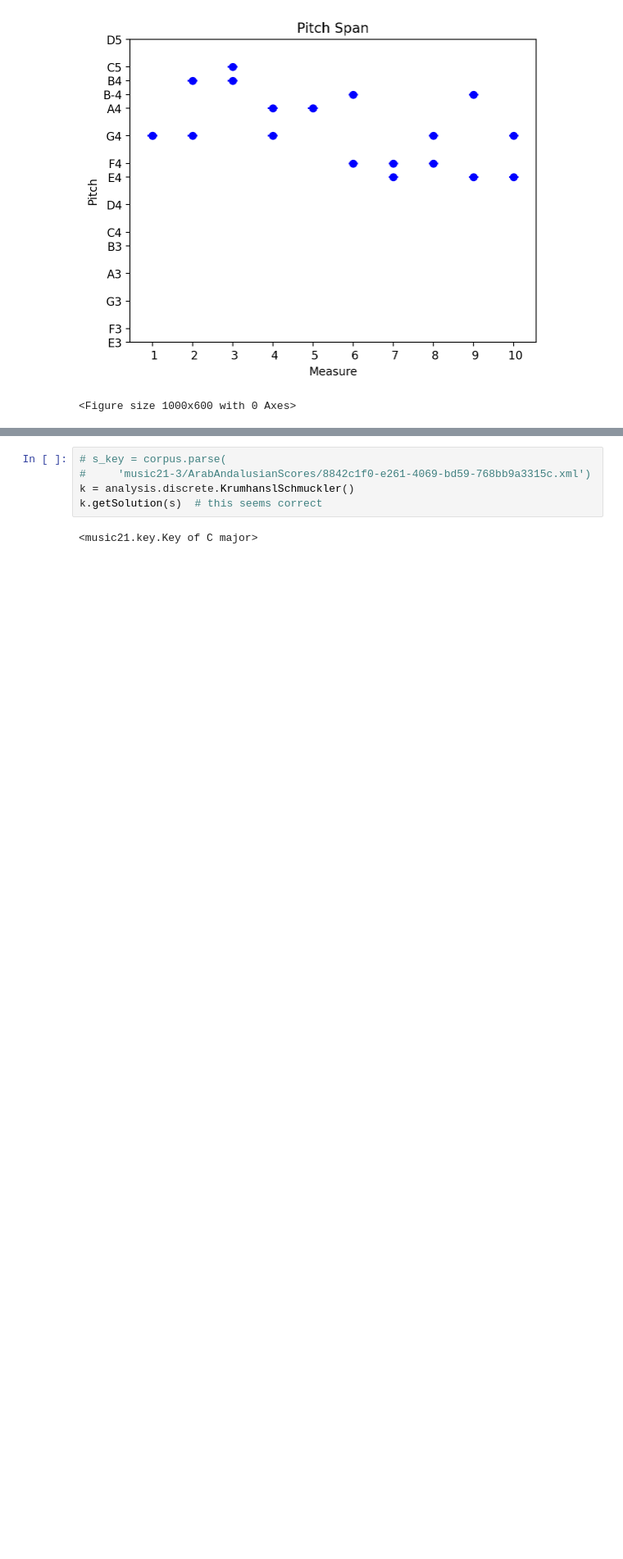
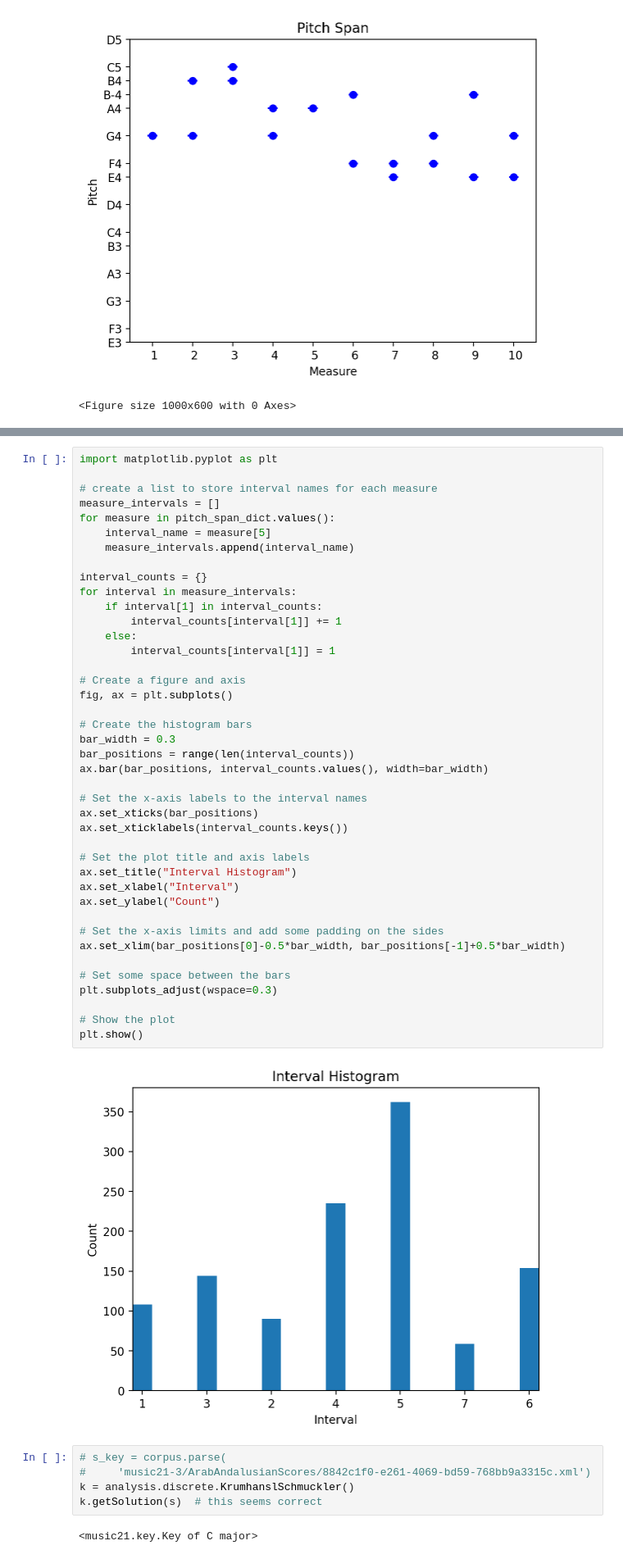
Before and after one commit to abhishekneerr/AMPLab, a Jupyter notebook: ethnonmusicology/Nawab_melodic_similarities.ipynb, the cells around one changed output, grey strips where cells are left out. Shown at 82% size. Saved outputs shown, nothing was run; the diff lists cells and outputs as text; blank space fills up the shorter version.

```diff
--- a/ethnonmusicology/Nawab_melodic_similarities.ipynb
+++ b/ethnonmusicology/Nawab_melodic_similarities.ipynb
@@ -376,3 +393,46 @@ aInterval.name
+# %%
+import matplotlib.pyplot as plt
+
+# create a list to store interval names for each measure
+measure_intervals = []
+for measure in pitch_span_dict.values():
+    interval_name = measure[5]
+    measure_intervals.append(interval_name)
+
+interval_counts = {}
+for interval in measure_intervals:
+    if interval[1] in interval_counts:
+        interval_counts[interval[1]] += 1
+    else:
+        interval_counts[interval[1]] = 1
+
+# Create a figure and axis
+fig, ax = plt.subplots()
+
+# Create the histogram bars
+bar_width = 0.3
+bar_positions = range(len(interval_counts))
+ax.bar(bar_positions, interval_counts.values(), width=bar_width)
+
+# Set the x-axis labels to the interval names
+ax.set_xticks(bar_positions)
+ax.set_xticklabels(interval_counts.keys())
+
+# Set the plot title and axis labels
+ax.set_title("Interval Histogram")
+ax.set_xlabel("Interval")
+ax.set_ylabel("Count")
+
+# Set the x-axis limits and add some padding on the sides
+ax.set_xlim(bar_positions[0]-0.5*bar_width, bar_positions[-1]+0.5*bar_width)
+
+# Set some space between the bars
+plt.subplots_adjust(wspace=0.3)
+
+# Show the plot
+plt.show()
+# %% [output]
+[figure, added]
 # %%
 # s_key = corpus.parse(
 #     'music21-3/ArabAndalusianScores/8842c1f0-e261-4069-bd59-768bb9a3315c.xml')
```
Also changed, not shown: parts of 5 cells of this notebook.
